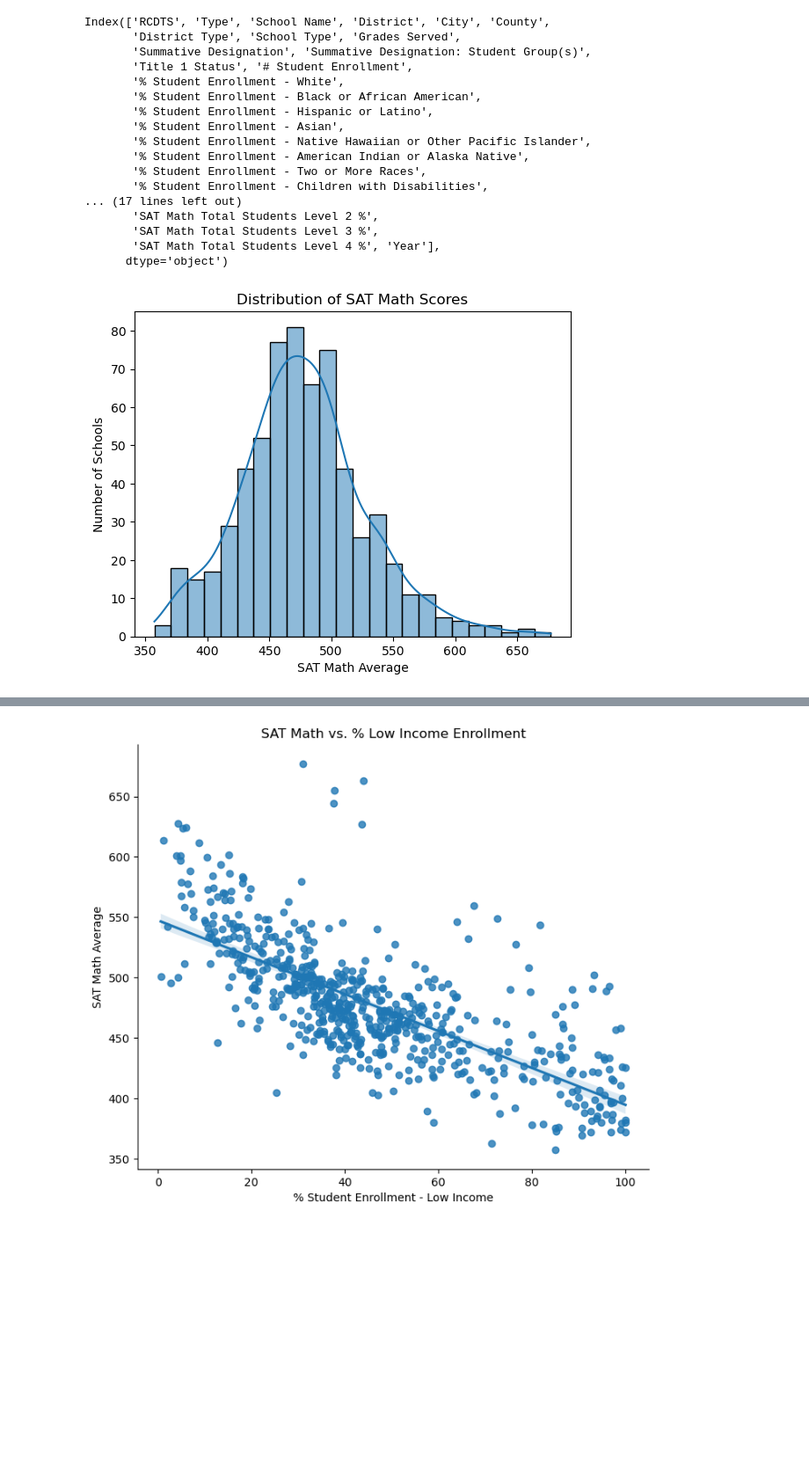
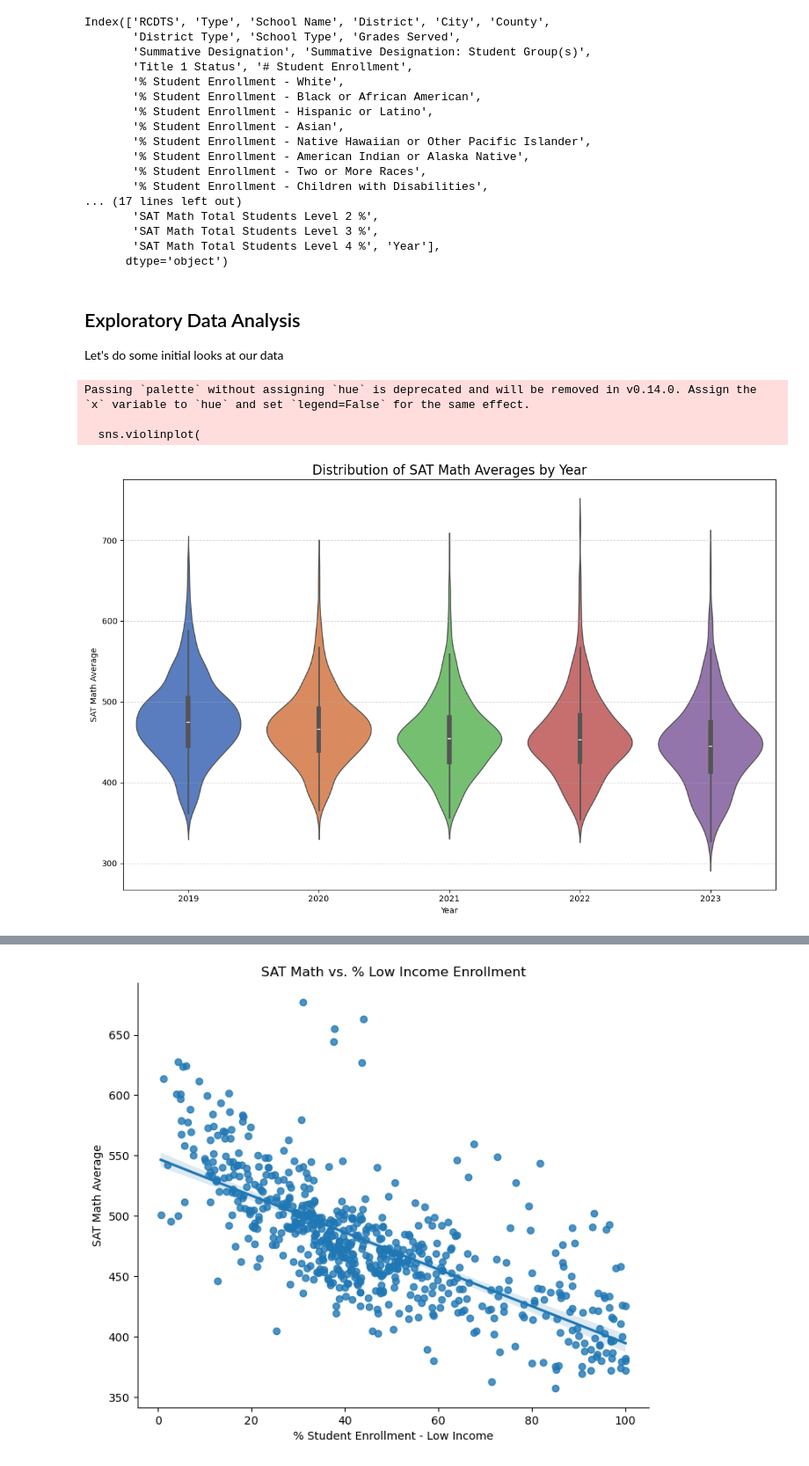
Before and after one commit to MCCamargo/math_ed_project, a Jupyter notebook: scripts/Illinois_model_training.ipynb, the cells around one changed output, grey strips where cells are left out. Shown at 88% size. Drawn from its saved outputs; the diff is of its cells as text; code cells hidden in the pictures; blank space fills up the shorter version.

```diff
--- a/scripts/Illinois_model_training.ipynb
+++ b/scripts/Illinois_model_training.ipynb
@@ -29,11 +35,54 @@ Index(['RCDTS', 'Type', 'School Name', 'District', 'City', 'County',
        'SAT Math Total Students Level 3 %',
        'SAT Math Total Students Level 4 %', 'Year'],
       dtype='object')
-# %%
-sns.histplot(df19['SAT Math Average'], kde=True)
-plt.title("Distribution of SAT Math Scores")
-plt.xlabel("SAT Math Average")
-plt.ylabel("Number of Schools")
-plt.show()
-# %% [output]
-[figure, removed]
+# %%
+df_combined = pd.concat([df19,
+                         df20,
+                         df21,
+                         df22,
+                         df23],ignore_index=True)
+
+# Remove duplicates (if duplicate rows aren't necessary)
+df_combined = df_combined.drop_duplicates(subset=['School Name', 'Year'])
+df_combined = df_combined.dropna(subset=['SAT Math Average'])
+
+
+
+# First, make sure it's numeric (in case you've got leftover '*' entries too)
+df_combined['SAT Math Average'] = pd.to_numeric(df_combined['SAT Math Average'], errors='coerce')
+
+# Now drop rows where it's 0 or NaN
+df_combined = df_combined[df_combined['SAT Math Average'] > 0]
+
+dfs = [df19,df20,df21,df22,df23]
+
+for df in dfs:
+    df = df[df['SAT Math Average'] > 0]
+    df=df.dropna(subset=["SAT Math Average"])
+# %% [markdown]
+## Exploratory Data Analysis
+Let's do some initial looks at our data
+# %%
+# Make sure 'Year' is treated as categorical for proper spacing
+df_combined['Year'] = df_combined['Year'].astype(str)
+
+plt.figure(figsize=(12, 8))
+sns.violinplot(
+    data=df_combined,
+    x='Year',
+    y='SAT Math Average',
+    inner='box',         # Show a mini boxplot inside each violin
+    palette='muted'
+)
+
+plt.title('Distribution of SAT Math Averages by Year', fontsize=16)
+plt.xlabel('Year')
+plt.ylabel('SAT Math Average')
+plt.grid(axis='y', linestyle='--', alpha=0.5)
+plt.tight_layout()
+plt.show()
+# %% [output]
+Passing `palette` without assigning `hue` is deprecated and will be removed in v0.14.0. Assign the `x` variable to `hue` and set `legend=False` for the same effect.
+
+  sns.violinplot(
+[figure, added]
```
Also changed, not shown: parts of 23 cells of this notebook, 3 other files.
